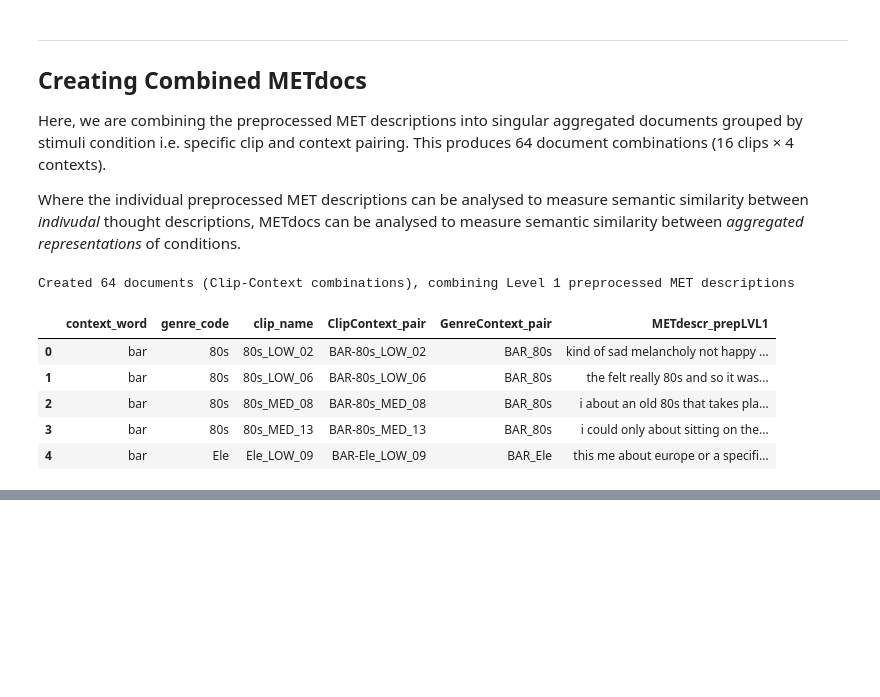
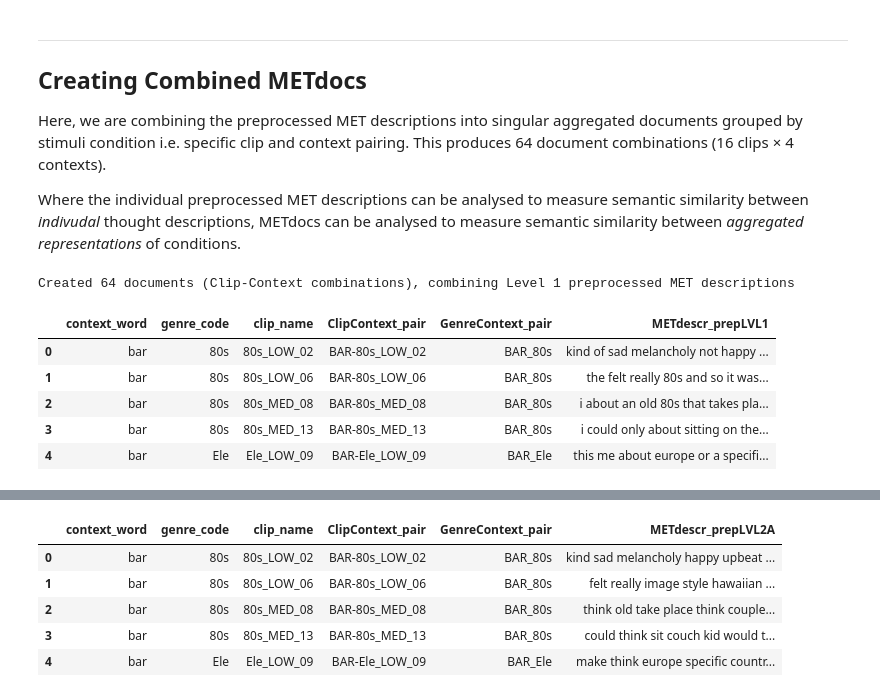
Before and after one commit to HazelvdW/context-framed-listening, a Jupyter notebook: framed_listening_text_prep.ipynb, the cells around one changed output, grey strips where cells are left out. Drawn from its saved outputs; the diff is of its cells as text; code cells hidden in the pictures; blank space fills up the shorter version.

```diff
--- a/framed_listening_text_prep.ipynb
+++ b/framed_listening_text_prep.ipynb
@@ -605,6 +662,47 @@ for idStimPair in np.unique(dataMET['clip_context_PAIR']):
             METdocsLVL1.loc[rowIndex, 'genre_code'] = 'Met'
         elif idClip[0:3] == 'Ele':
             METdocsLVL1.loc[rowIndex, 'genre_code'] = 'Ele'
+
+        rowIndex = rowIndex + 1
+
+# Initialise DataFrame for Level 1A preprocessed MET description
+METdocsLVL1A = pd.DataFrame(index=range(0,1), columns=dataMET.columns)
+rowIndex = 0
+
+# Iterate through each unique clip_context_PAIR
+for idStimPair in np.unique(dataMET['clip_context_PAIR']):
+    # Create mask for current stimulus pair
+    stimPairMask = dataMET['clip_context_PAIR'] == idStimPair
+    filt_ClipContextData = dataMET[stimPairMask]
+
+    # Get the first row to extract clip and context info
+    if len(filt_ClipContextData) > 0:
+        first_row = filt_ClipContextData.iloc[0]
+        idClip = first_row['clip_name']
+        idContext = first_row['context_word']
+
+        # Concatenate all text descriptions
+        descrSeries = filt_ClipContextData['METdescr_prepLVL1A']
+
+        joinedstring = ""
+        for ival in range(0, len(descrSeries.values)):
+            joinedstring = joinedstring + str(descrSeries.values[ival]) + " endofasubhere "
+
+        # Assign values to dataframe
+        METdocsLVL1A.loc[rowIndex, 'METdescr_prepLVL1A'] = joinedstring
+        METdocsLVL1A.loc[rowIndex, 'clip_name'] = idClip
+        METdocsLVL1A.loc[rowIndex, 'context_word'] = idContext
+        METdocsLVL1A.loc[rowIndex, 'ClipContext_pair'] = idStimPair
+        METdocsLVL1A.loc[rowIndex, 'GenreContext_pair'] = idStimPair[0:3] + "_" + idClip[0:3]
+        # Assign genre code
+        if idClip[0:3] == '80s':
+            METdocsLVL1A.loc[rowIndex, 'genre_code'] = '80s'
+        elif idClip[0:3] == 'Jaz':
+            METdocsLVL1A.loc[rowIndex, 'genre_code'] = 'Jaz'
+        elif idClip[0:3] == 'Met':
+            METdocsLVL1A.loc[rowIndex, 'genre_code'] = 'Met'
+        elif idClip[0:3] == 'Ele':
+            METdocsLVL1A.loc[rowIndex, 'genre_code'] = 'Ele'
 
         rowIndex = rowIndex + 1
 
@@ -650,20 +748,72 @@ for idStimPair in np.unique(dataMET['clip_context_PAIR']):
 
         rowIndex = rowIndex + 1
 
+# Initialise DataFrame for Level 2 preprocessed MET description
+METdocsLVL2A = pd.DataFrame(index=range(0,1), columns=dataMET.columns)
+rowIndex = 0
+
+# Iterate through each unique clip_context_PAIR
+for idStimPair in np.unique(dataMET['clip_context_PAIR']):
+    # Create mask for current stimulus pair
+    stimPairMask = dataMET['clip_context_PAIR'] == idStimPair
+    filt_ClipContextData = dataMET[stimPairMask]
+
+    # Get the first row to extract clip and context info
+    if len(filt_ClipContextData) > 0:
+        first_row = filt_ClipContextData.iloc[0]
+        idClip = first_row['clip_name']
+        idContext = first_row['context_word']
+
+        # Concatenate all text descriptions
+        descrSeries = filt_ClipContextData['METdescr_prepLVL2A']
+
+        joinedstring = ""
+        for ival in range(0, len(descrSeries.values)):
+            joinedstring = joinedstring + str(descrSeries.values[ival]) + " endofasubhere "
+
+        # Assign values to dataframe
+        METdocsLVL2A.loc[rowIndex, 'METdescr_prepLVL2A'] = joinedstring
+        METdocsLVL2A.loc[rowIndex, 'clip_name'] = idClip
+        METdocsLVL2A.loc[rowIndex, 'context_word'] = idContext
+        METdocsLVL2A.loc[rowIndex, 'ClipContext_pair'] = idStimPair
+        METdocsLVL2A.loc[rowIndex, 'GenreContext_pair'] = idStimPair[0:3] + "_" + idClip[0:3]
+        # Assign genre code
+        if idClip[0:3] == '80s':
+            METdocsLVL2A.loc[rowIndex, 'genre_code'] = '80s'
+        elif idClip[0:3] == 'Jaz':
+            METdocsLVL2A.loc[rowIndex, 'genre_code'] = 'Jaz'
+        elif idClip[0:3] == 'Met':
+            METdocsLVL2A.loc[rowIndex, 'genre_code'] = 'Met'
+        elif idClip[0:3] == 'Ele':
+            METdocsLVL2A.loc[rowIndex, 'genre_code'] = 'Ele'
+
+        rowIndex = rowIndex + 1
 
 # Filter and save
 METdocsLVL1 = METdocsLVL1.filter(['context_word', 'genre_code', 'clip_name', 'ClipContext_pair', 'GenreContext_pair', 'METdescr_prepLVL1'], axis=1)
 METdocsLVL1.to_csv('/content/context-framed-listening/NLP_outputs/METdocsLVL1.csv', encoding='utf-8')
 
+METdocsLVL1A = METdocsLVL1A.filter(['context_word', 'genre_code', 'clip_name', 'ClipContext_pair', 'GenreContext_pair', 'METdescr_prepLVL1A'], axis=1)
+METdocsLVL1A.to_csv('/content/context-framed-listening/NLP_outputs/METdocsLVL1A.csv', encoding='utf-8')
+
 METdocsLVL2 = METdocsLVL2.filter(['context_word', 'genre_code', 'clip_name', 'ClipContext_pair', 'GenreContext_pair', 'METdescr_prepLVL2'], axis=1)
 METdocsLVL2.to_csv('/content/context-framed-listening/NLP_outputs/METdocsLVL2.csv', encoding='utf-8')
+
+METdocsLVL2A = METdocsLVL2A.filter(['context_word', 'genre_code', 'clip_name', 'ClipContext_pair', 'GenreContext_pair', 'METdescr_prepLVL2A'], axis=1)
+METdocsLVL2A.to_csv('/content/context-framed-listening/NLP_outputs/METdocsLVL2A.csv', encoding='utf-8')
 
 
 print(f"Created {len(METdocsLVL1)} documents (Clip-Context combinations), combining Level 1 preprocessed MET descriptions")
 display(METdocsLVL1.head(5))
 
+print(f"Created {len(METdocsLVL1A)} documents (Clip-Context combinations), combining Level 1A preprocessed MET descriptions")
+display(METdocsLVL1A.head(5))
+
 print(f"Created {len(METdocsLVL2)} documents (Clip-Context combinations), combining Level 2 preprocessed MET descriptions")
 display(METdocsLVL2.head(5))
+
+print(f"Created {len(METdocsLVL2A)} documents (Clip-Context combinations), combining Level 2A preprocessed MET descriptions")
+display(METdocsLVL2A.head(5))
 # %% [output]
 Created 64 documents (Clip-Context combinations), combining Level 1 preprocessed MET descriptions
 |  | context_word | genre_code | clip_name | ClipContext_pair | GenreContext_pair | METdescr_prepLVL1 |
@@ -682,3 +840,9 @@ Created 64 documents (Clip-Context combinations), combining Level 2 preprocessed
+|  | context_word | genre_code | clip_name | ClipContext_pair | GenreContext_pair | METdescr_prepLVL2A |
+| 0 | bar | 80s | 80s_LOW_02 | BAR-80s_LOW_02 | BAR_80s | kind sad melancholy happy upbeat ... |
+| 1 | bar | 80s | 80s_LOW_06 | BAR-80s_LOW_06 | BAR_80s | felt really image style hawaiian ... |
+| 2 | bar | 80s | 80s_MED_08 | BAR-80s_MED_08 | BAR_80s | think old take place think couple... |
+| 3 | bar | 80s | 80s_MED_13 | BAR-80s_MED_13 | BAR_80s | could think sit couch kid would t... |
+| 4 | bar | Ele | Ele_LOW_09 | BAR-Ele_LOW_09 | BAR_Ele | make think europe specific countr... |
 # %% [markdown]
 Text preprocessing is complete!
 
```
Also changed, not shown: parts of 5 cells of this notebook.
